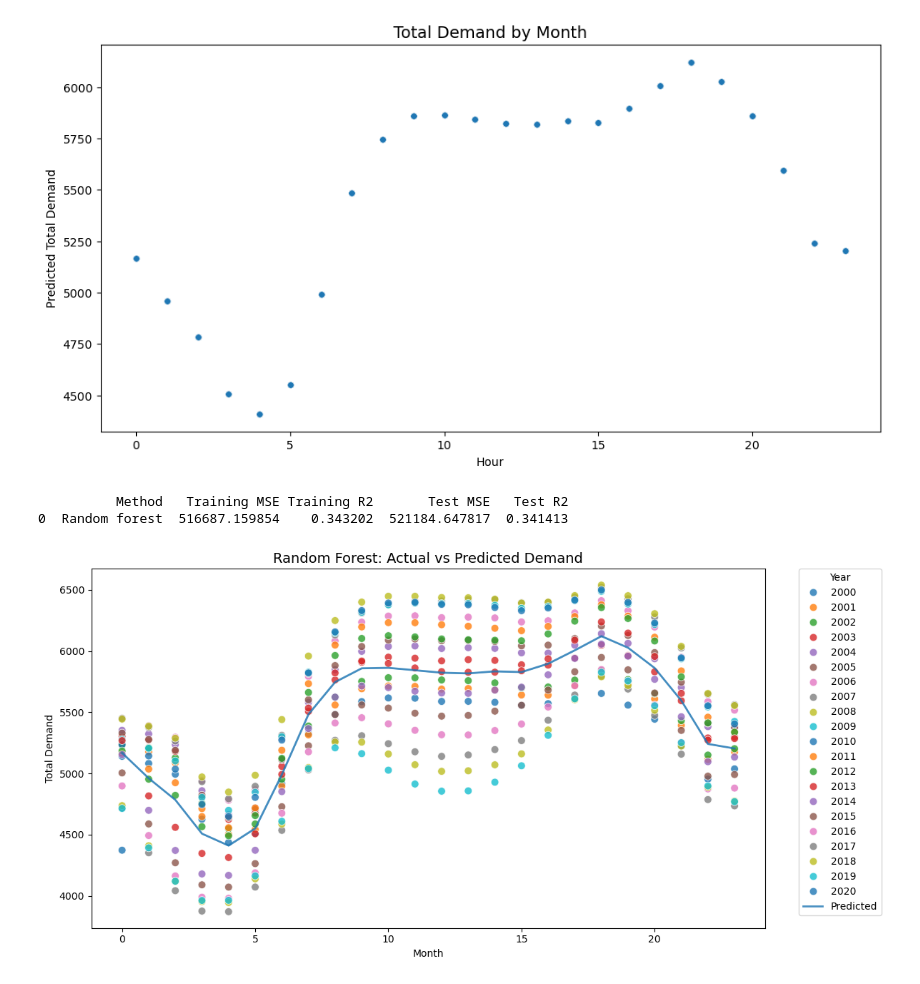
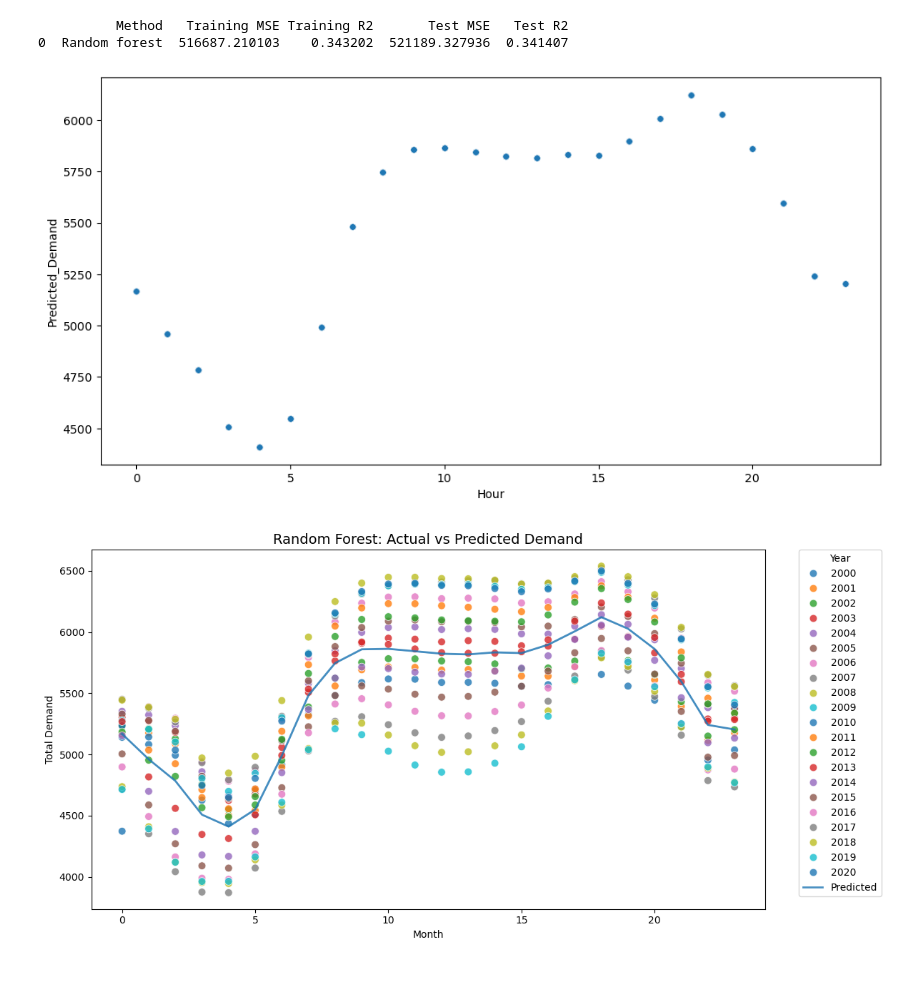
Before and after one commit to harjask-7/ADS1002-project, a Jupyter notebook: notebooks/tymon/Graph for each states/VIC-graph.ipynb, the cells around one changed output. Drawn from its saved outputs; the diff is of its cells as text; code cells hidden in the pictures.

```diff
--- a/notebooks/tymon/Graph for each states/VIC-graph.ipynb
+++ b/notebooks/tymon/Graph for each states/VIC-graph.ipynb
@@ -99,38 +98,38 @@ y_rf_test_pred = rf.predict(X_test)
 # Model performance
 from sklearn.metrics import mean_squared_error, r2_score
 
 rf_train_mse = mean_squared_error(Y_train, y_rf_train_pred)
 rf_train_r2 = r2_score(Y_train, y_rf_train_pred)
 
 rf_test_mse = mean_squared_error(Y_test, y_rf_test_pred)
 rf_test_r2 = r2_score(Y_test, y_rf_test_pred)
 
 plot_df = pd.DataFrame({
     "Hour": X_test.values.flatten(),
     "Predicted_Demand": y_rf_test_pred
 })
 
 plt.figure(figsize=(12, 6))
 sns.scatterplot(
     data=plot_df,
     x="Hour",
     y="Predicted_Demand",
     s=30,
     alpha=0.6
 )
-
+'''
 plt.title("Total Demand by Month", fontsize=14)
 plt.xlabel("Hour")
 plt.ylabel("Predicted Total Demand")
 plt.show()
-
+'''
 rf_results = pd.DataFrame(["Random forest", rf_train_mse, rf_train_r2, rf_test_mse, rf_test_r2]).transpose()
 rf_results.columns = ["Method", "Training MSE", "Training R2", "Test MSE", "Test R2"]
 print(rf_results)
 # %% [output]
+          Method   Training MSE Training R2       Test MSE   Test R2
+0  Random forest  516687.210103    0.343202  521189.327936  0.341407
-[figure, old version]
+[figure, new version]
-          Method   Training MSE Training R2       Test MSE   Test R2
-0  Random forest  516687.159854    0.343202  521184.647817  0.341413
 # %%
 # Model Comparison
 
```
Also changed, not shown: parts of 1 cell of this notebook, 4 other files.
